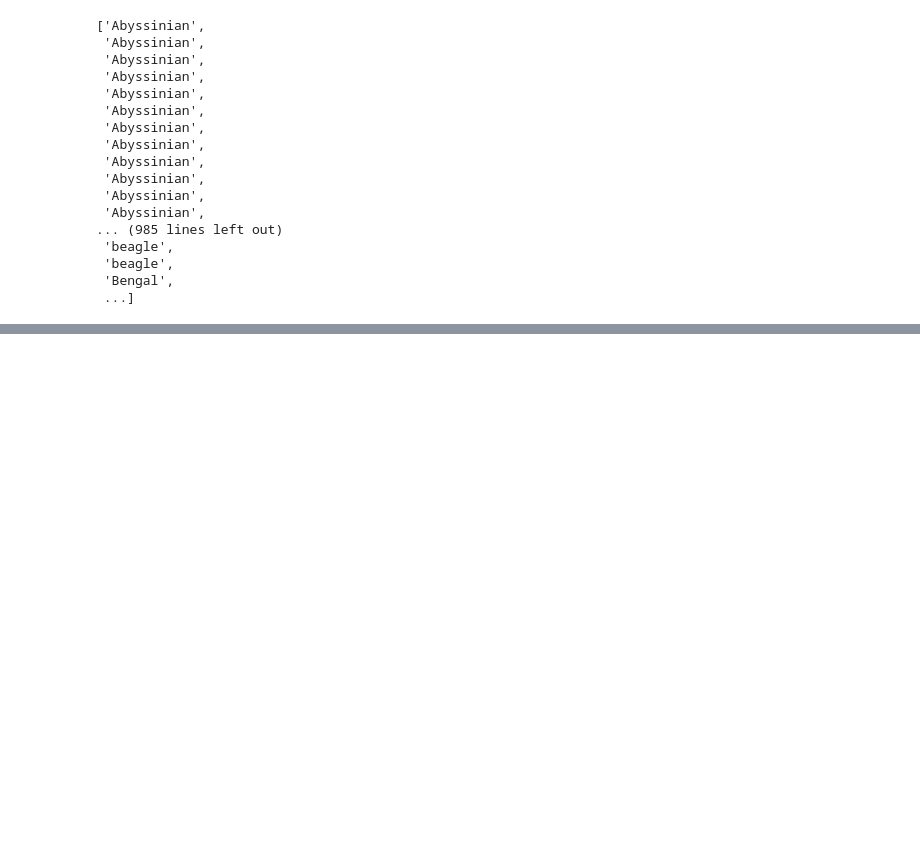
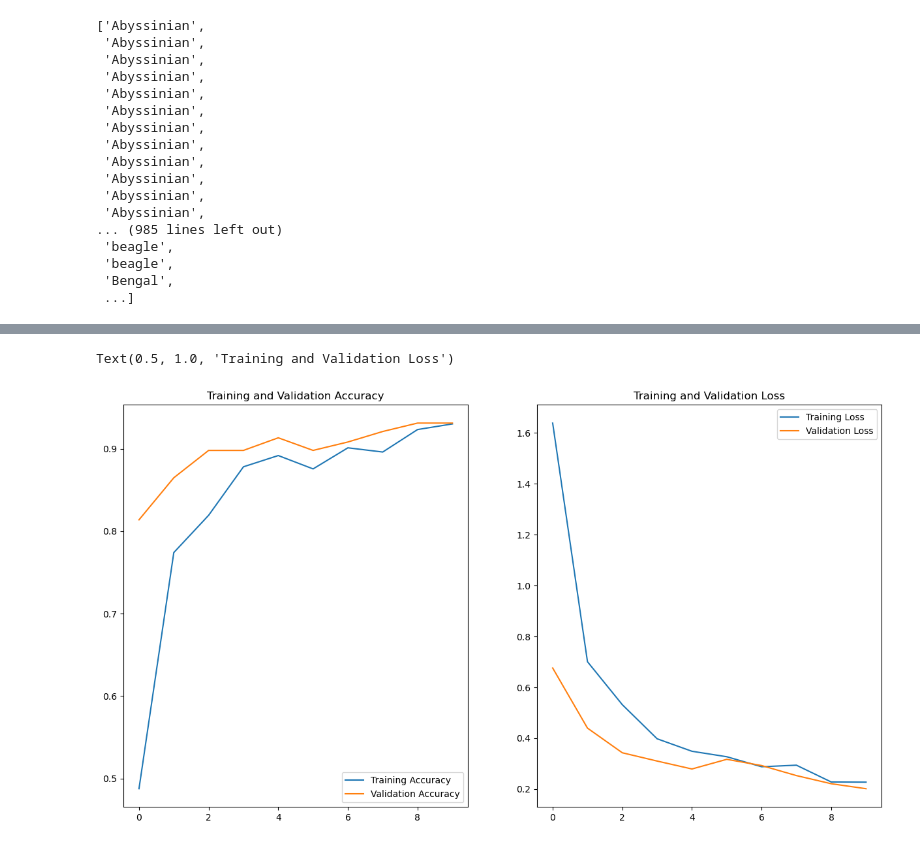
Before and after one commit to 1M-ARNAVERMA/Pet_Classification, a Jupyter notebook: Pet_Classifier.ipynb, the cells around one changed output, grey strips where cells are left out. Cells and saved outputs as stored; diff of their text form; code cells hidden in the pictures; blank space fills up the shorter version.

```diff
--- a/Pet_Classifier.ipynb
+++ b/Pet_Classifier.ipynb
@@ -94,0 +179,13 @@ OSError: image file is truncated
+# %%
+# Build Model
+inputs = Input(shape=(224,224,3))
+x = data_augmentation(inputs)
+x = preprocess_input(x)
+x = resnet_model(x,training = False)
+x = Dropout(0.2)(x)
+outputs = prediction_layers(x)
+model = Model(inputs,outputs)
+# %%
+model.compile(optimizer=tf.keras.optimizers.Adam(), loss = tf.keras.losses.CategoricalCrossentropy(), metrics = ['accuracy'])
+# %%
+model_history = model.fit(x=X_train, y=y_train, validation_data = (X_val,y_val),epochs=10)
@@ -94,0 +213,23 @@ OSError: image file is truncated
+# %%
+acc = model_history.history['accuracy']
+val_acc = model_history.history['val_accuracy']
+loss = model_history.history['loss']
+val_loss = model_history.history['val_loss']
+# %%
+epochs_range = range(10)
+plt.figure(figsize=(15,8))
+
+plt.subplot(1,2,1)
+plt.plot(epochs_range,acc,label='Training Accuracy')
+plt.plot(epochs_range,val_acc,label='Validation Accuracy')
+plt.legend(loc='lower right')
+plt.title("Training and Validation Accuracy")
+
+plt.subplot(1,2,2)
+plt.plot(epochs_range,loss,label='Training Loss')
+plt.plot(epochs_range,val_loss,label='Validation Loss')
+plt.legend(loc='upper right')
+plt.title("Training and Validation Loss")
+# %% [output]
+Text(0.5, 1.0, 'Training and Validation Loss')
+[figure, added]
```
Also changed, not shown: parts of 17 cells of this notebook.
